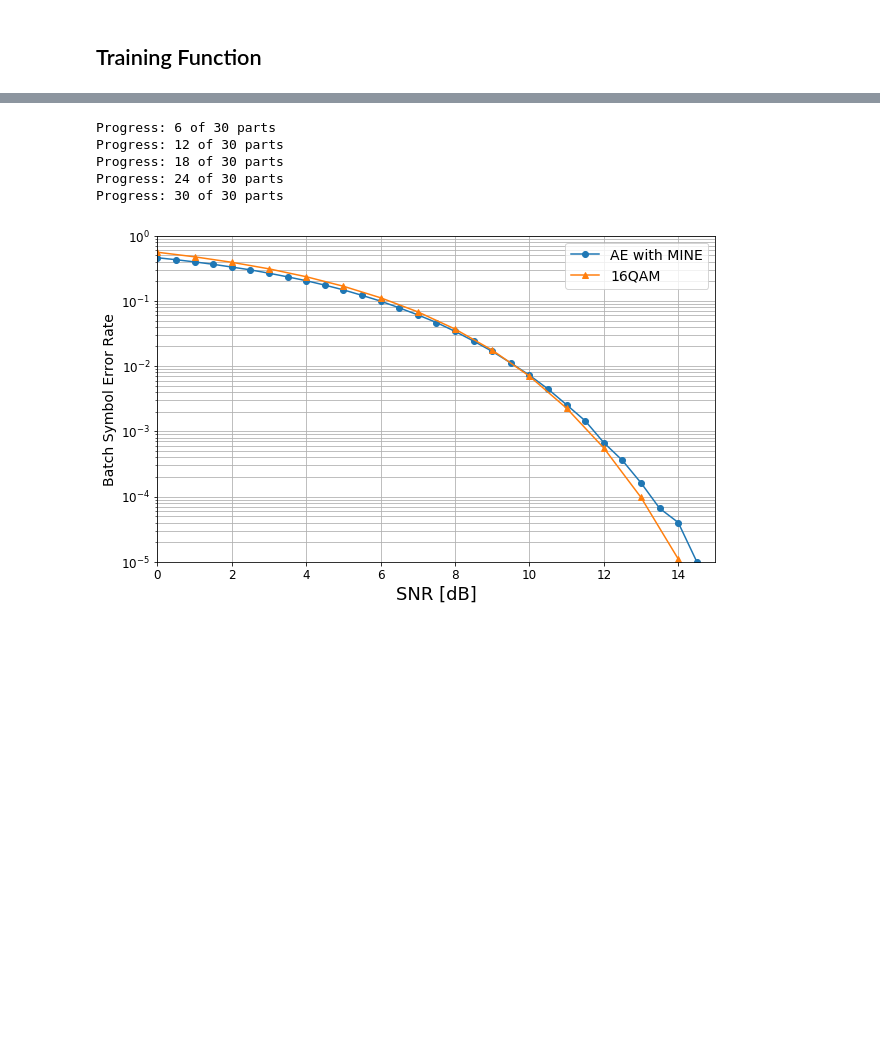
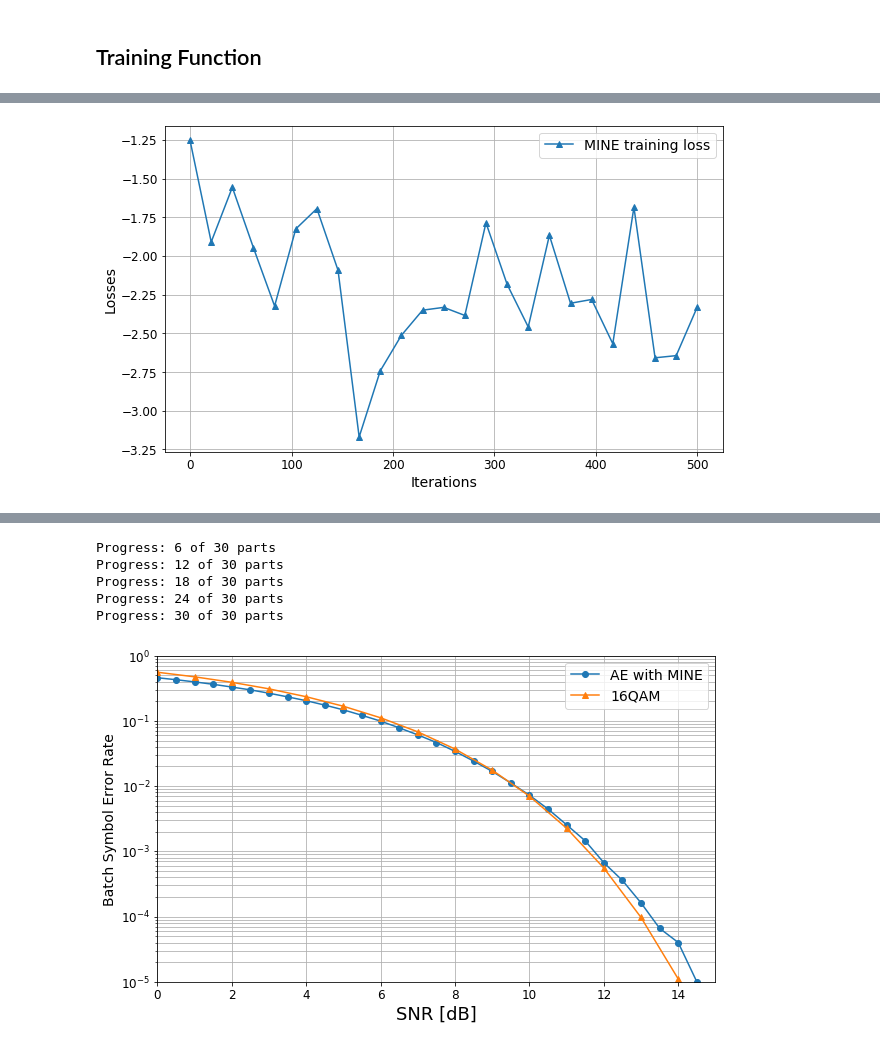
Before and after one commit to BenYavor/Wireless_encoding_with_MI_estimation, a Jupyter notebook: Communication_Autoencoder_with_MI_channel_estimation.ipynb, the cells around one changed output, grey strips where cells are left out. Drawn from its saved outputs; the diff is of its cells as text; code cells hidden in the pictures; blank space fills up the shorter version.

```diff
--- a/Communication_Autoencoder_with_MI_channel_estimation.ipynb
+++ b/Communication_Autoencoder_with_MI_channel_estimation.ipynb
@@ -285,6 +309,10 @@ time_to_train_enc = 0
 time_to_train_dec = 0
 
 samples_for_training = 0
+# %%
+MINE_losses = []
+Enc_losses = []
+Dec_losses = []
 # %%
 %%time
 start_mi = time.time()
@@ -368 +396,14 @@ time for training 33.959115982055664
 Samples used for training 3133000
+# %%
+fig = plt.figure(figsize=(10, 6))
+#plt.plot(Enc_losses,'^-')
+#plt.plot(Dec_losses,'*-')
+iterations = np.linspace(0,(len(MINE_losses)*20),len(MINE_losses))
+plt.plot(iterations, MINE_losses ,'^-')
+plt.ylabel("Losses", fontsize=14, rotation=90)
+plt.xlabel("Iterations", fontsize=14)
+plt.legend(['MINE training loss'],
+           prop={'size': 14}, loc='upper right');
+plt.grid(True, which="both")
+# %% [output]
+[figure, added]
```
Also changed, not shown: parts of 9 cells of this notebook.
